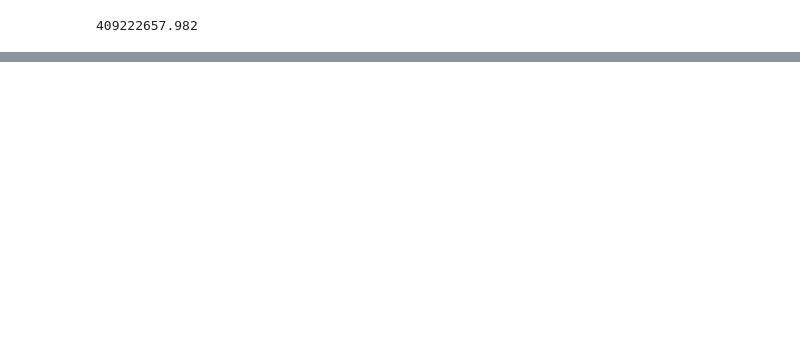
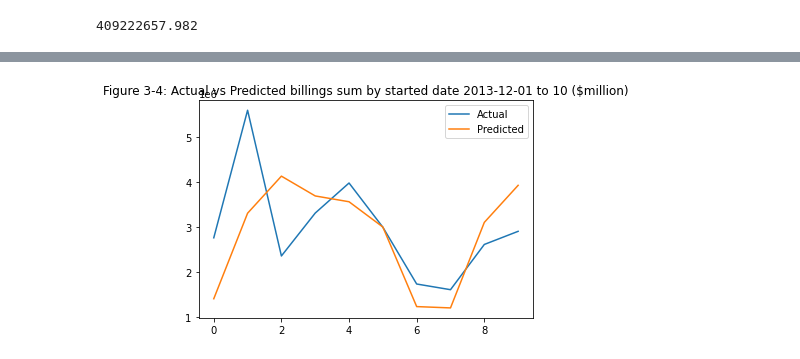
Before and after one commit to TaoFeng1234/Tao_Portfolio, a Jupyter notebook: Groupon.ipynb, the cells around one changed output, grey strips where cells are left out. Drawn from its saved outputs; the diff is of its cells as text; code cells hidden in the pictures; blank space fills up the shorter version.

```diff
--- a/Groupon.ipynb
+++ b/Groupon.ipynb
@@ -452,0 +456,8 @@ local['Billings'].sum()
+# %%
+df2 = billing2013q4[20:50]
+df2['ds'] = df2.index
+df2.columns = ['y','ds']
+df2 = df2.reindex(columns = ['ds','y'])
+df2 = df2.reset_index(drop=True)
+mod2 = Prophet()
+mod2.fit(df2)
@@ -452,0 +474,15 @@ local['Billings'].sum()
+# %%
+date_pred = DataFrame(df['ds'][50:60])
+# use the model to make a forecast
+pred = mod2.predict(date_pred)
+# calculate MAE between expected and predicted values for december
+y_true = df['y'][50:60].values
+y_pred = pred['yhat'].values
+# plot expected vs actual
+pyplot.plot(y_true, label='Actual')
+pyplot.plot(y_pred, label='Predicted')
+pyplot.legend()
+pyplot.title('Figure 3-4: Actual vs Predicted billings sum by started date 2013-12-01 to 10 ($million)')
+pyplot.show()
+# %% [output]
+[figure, added]
```
Also changed, not shown: parts of 5 cells of this notebook.
